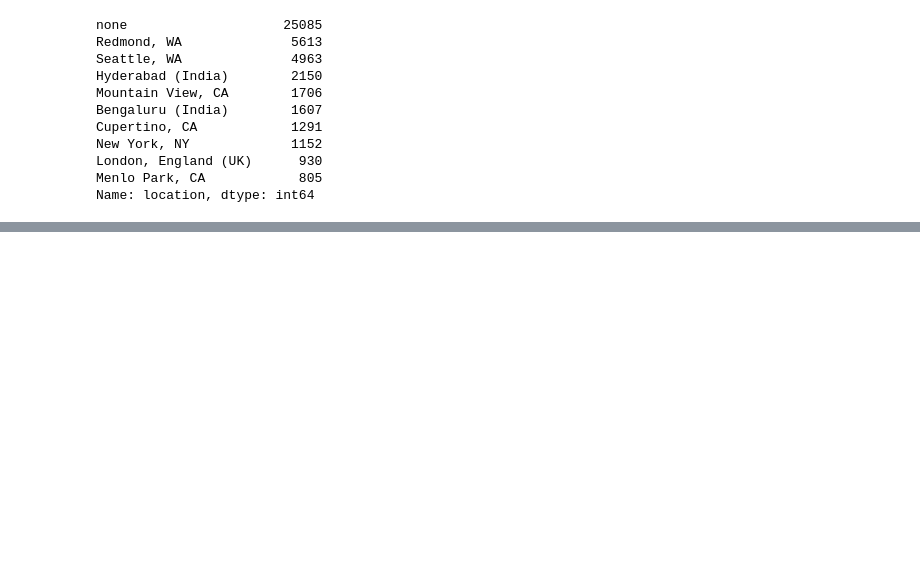
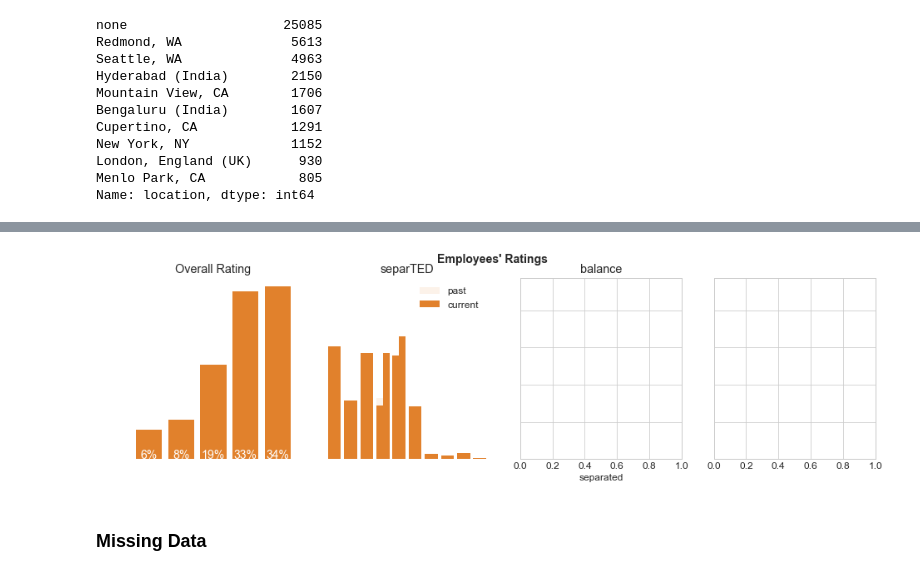
Before and after one commit to bnikanjam/eda_glassdoor, a Jupyter notebook: top_tech_workplace_experiance.ipynb, the cells around one changed output, grey strips where cells are left out. Drawn from its saved outputs; the diff is of its cells as text; code cells hidden in the pictures; blank space fills up the shorter version.

```diff
--- a/top_tech_workplace_experiance.ipynb
+++ b/top_tech_workplace_experiance.ipynb
@@ -329,3 +265,6 @@ Name: company, dtype: int64
+# %%
+drop_columns = ['Unnamed: 0', 'location', 'job-title']
+df.drop(columns=drop_columns, axis=1, inplace=True)
 # %%
 df.info()
 # %% [output]
@@ -348,0 +288,17 @@ memory usage: 9.8+ MB
+# %%
+# Data Types:
+df.date = pd.to_datetime(df.date, errors='coerce')
+# %%
+#star_rating = pd.api.types.CategoricalDtype(ordered=True, categories=['*', '**', '***', '****', '*****'])
+
+# df.r_overall = df.r_overall.astype(star_rating)
+# df.r_culture = df.r_culture.astype(star_rating)
+# df.r_career_opp = df.r_career_opp.astype(star_rating)
+# df.r_comp_benefit = df.r_comp_benefit.astype(star_rating)
+# df.r_work_balance = df.r_work_balance.astype(star_rating)
+
+
+df.r_overall = df.r_overall.astype('int')
+df.r_culture = pd.to_numeric(df.r_culture, errors='coerce', downcast='unsigned')
+df.r_career_opp = pd.to_numeric(df.r_career_opp, errors='coerce', downcast='unsigned')
+df.r_comp_benefit = df.r_comp_benefit.astype('int', errors='ignore')
@@ -348,0 +318,47 @@ memory usage: 9.8+ MB
+# %%
+# Choose a available style for rendering plots
+plt.style.use('seaborn-whitegrid')
+
+# Create the figure and axes and get access to them
+fig, (ax1, ax2, ax3, ax4) = plt.subplots(nrows=1, ncols=4, sharey=True, figsize=(16, 4))
+
+# Title the figure
+fig.suptitle('Employees\' Ratings', fontsize=14, fontweight='bold')
+
+plt.rcParams.update({'font.size': 12})
+
+
+x = 'r_overall'
+hue = 'current_emp'
+color = sns.color_palette()[1]
+
+
+sns.countplot(ax=ax1, data=df, x=x, hue=None, color=color)
+ax1.set(title='Overall Rating', xlabel='combined', ylabel='')
+ax1.set_axis_off()
+
+sns.countplot(ax=ax2, data=df, x=x, hue=hue, color=color)
+ax2.set(title='separTED', xlabel='separated', ylabel='')
+ax2.legend(['past', 'current'])
+ax2.set_axis_off()
+
+
+sns.countplot(ax=ax2, data=df, x=df.r_work_balance, color=color)
+ax3.set(title='balance', xlabel='separated', ylabel='')
+ax3.legend(['past', 'current'])
+# ax3.set_axis_off()
+
+locs = ax1.get_xticks()
+labels = ax1.get_xlabel()
+
+counts = list(df.r_overall.value_counts(normalize=True).iloc[::-1])
+for loc, lable, count in zip(locs, labels, counts):
+
+    text = '{:0.0f}%'.format(100*count)
+    ax1.text(loc, 0, text, color='w', ha='center', fontsize=14)
+
+# ax1.set(title='Employee Overall Rating', xlabel='rating', ylabel='')
+# %% [output]
+[figure, added]
+# %% [markdown]
+### Missing Data
```
Also changed, not shown: parts of 28 cells of this notebook.
